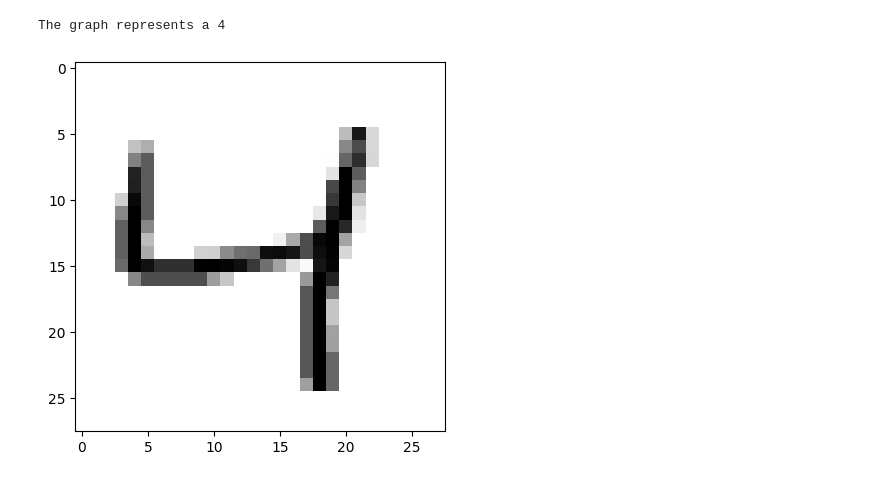
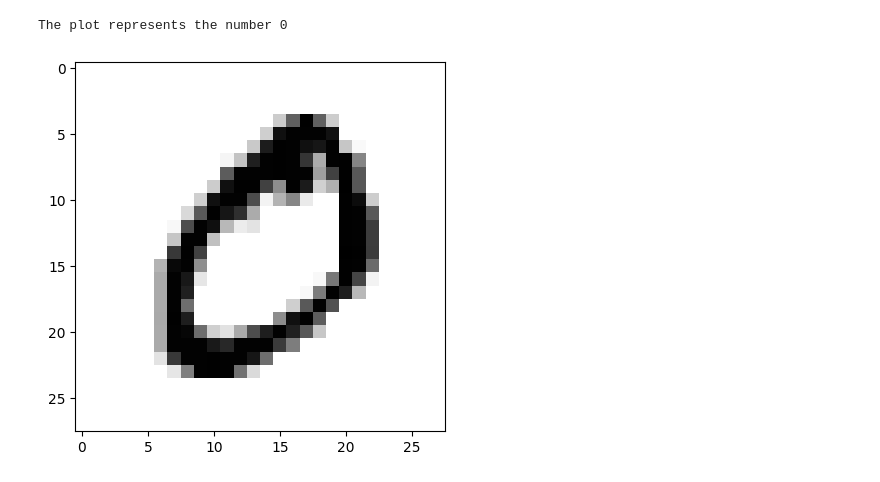
Before and after one commit to tgeby0/Machine-learning-demo, a Jupyter notebook: nbs/mnist.ipynb, the cells around one changed output. Cells and saved outputs as stored; diff of their text form; code cells hidden in the pictures.

```diff
--- a/nbs/mnist.ipynb
+++ b/nbs/mnist.ipynb
@@ -13,26 +7,0 @@ import seaborn as sn # visualization library for creating more complex graphs
-# %%
-# split the data into a training set and testing set
-(x_train, y_train), (x_test, y_test) = keras.datasets.mnist.load_data()
-
-# what exactly does the data look like?
-x_train[0]
-# each image is represented by a 2d array that is 28 by 28. Each number in the array is between 0 and 255. 0 Represents white and 255 is the darkest shade of black
-
-# Now we want to make all of these values between 0 and 1 so we divide x_train and x_test by 255
-
-x_train = x_train/255
-x_test = x_test/255
-
-# lets actually see what this character looks like
-
-# change the index value to see more values
-index = 2
-
-plt.imshow(x_train[index],cmap = plt.cm.binary ) # this line plots all of the values in the 2d array along with their shades
-print(f'The graph represents a {y_train[index]}') # we also print the actual value that the plot is representing
-
-
-# so we can see that y_train is 5 and the image produced kind of looks like a 5
-# %% [output]
-The graph represents a 4
-[figure, removed]
@@ -46,0 +11,14 @@ x_test_flat = x_test.reshape(len(x_test), (28*28))
+# %%
+def plotImage(index,x_train,x_test,y_train):
+    # Normalize the values so they are a decimal between 0 and 1
+    x_train = x_train/255
+    x_test = x_test/255
+    print(f'The plot represents the number {y_train[index]}')
+    plt.imshow(x_train[index],cmap = plt.cm.binary )
+    plt.show()
+
+
+#TODO: change the index to see other values in the dataset
+# %% [output]
+The plot represents the number 0
+[figure, added]
```
Also changed, not shown: parts of 12 cells of this notebook, 5 other files.
